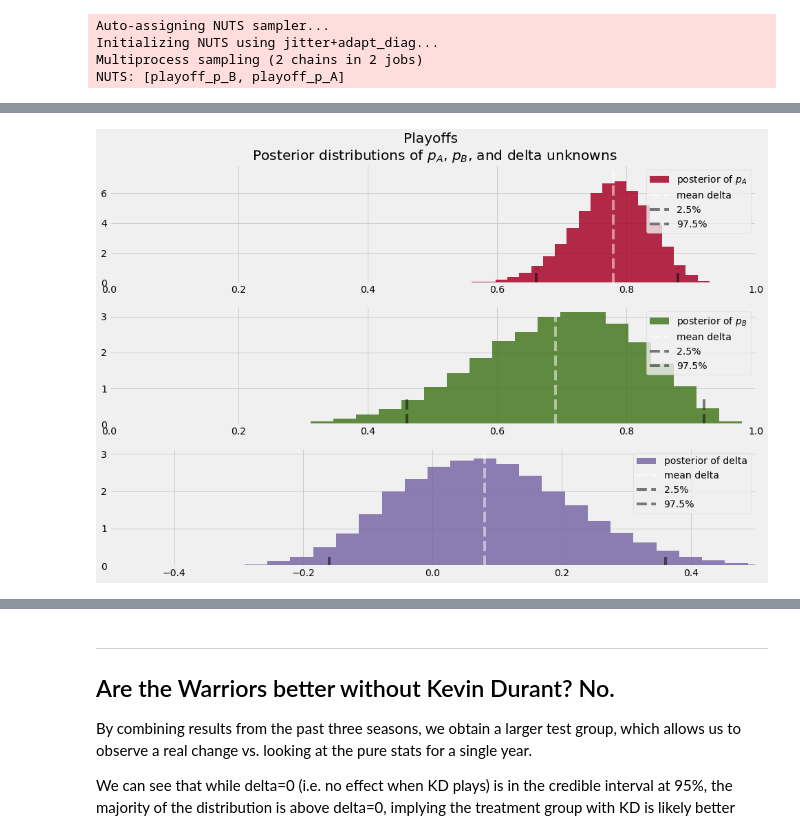
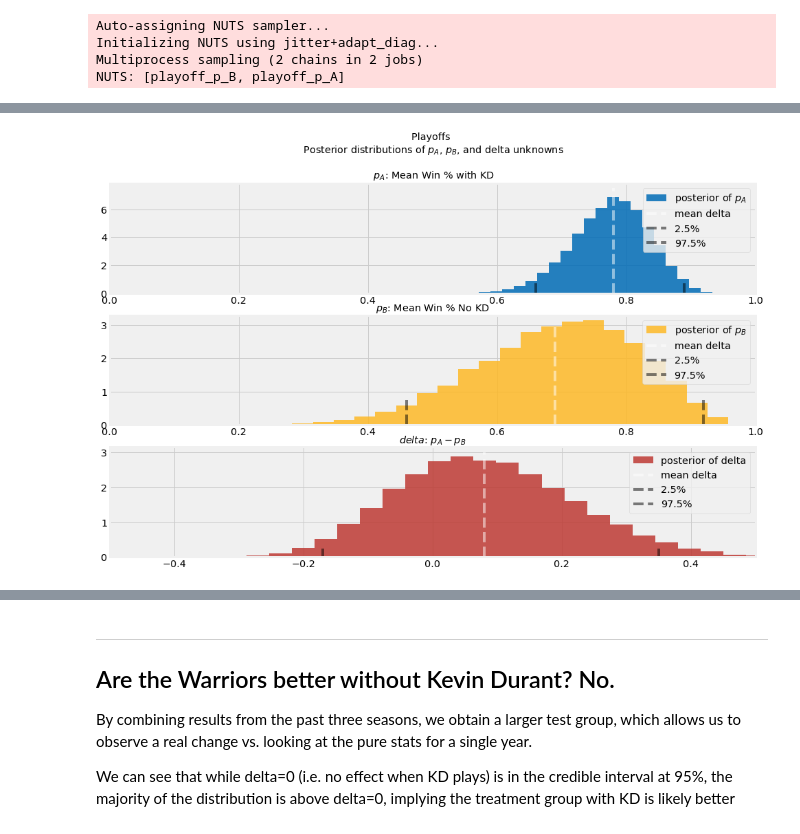
Before and after one commit to garrrychan/ab__kd, a Jupyter notebook: ab.ipynb, the cells around one changed output, grey strips where cells are left out. Cells and saved outputs as stored; diff of their text form; code cells hidden in the pictures.

Commit message:
increase font size of graphs

```diff
--- a/ab.ipynb
+++ b/ab.ipynb
@@ -56,6 +56,15 @@ import matplotlib.pyplot as plt
 %matplotlib inline
 plt.style.use('fivethirtyeight')
 from IPython.core.pylabtools import figsize
+import matplotlib.pylab as pylab
+params = {'legend.fontsize': 'x-large',
+          'figure.figsize': (15, 10),
+         'axes.labelsize': 'x-large',
+         'axes.titlesize':'x-large',
+         'xtick.labelsize':'x-large',
+         'ytick.labelsize':'x-large'}
+pylab.rcParams.update(params)
+
 import warnings
 warnings.simplefilter(action='ignore', category=FutureWarning)
 # %% [markdown]
@@ -364,7 +375,7 @@ ax = plt.subplot(311)
 
 plt.xlim(0, 1)
 plt.hist(playoff_p_A_samples, histtype='stepfilled', bins=25, alpha=0.85,
-         label="posterior of $p_A$", color="#A60628", density=True)
+         label="posterior of $p_A$", color="#006BB6", density=True)
 plt.vlines(df2.iloc[0]["mean"], 0, 7.5, color="white", alpha=0.5,linestyle="--",
            label=f'mean delta')
 plt.vlines(df2.iloc[0]["hpd_2.5"], 0, 1, color="black", alpha=0.5,linestyle="--",
@@ -372,38 +383,40 @@ plt.vlines(df2.iloc[0]["hpd_2.5"], 0, 1, color="black", alpha=0.5,linestyle="--"
 plt.vlines(df2.iloc[0]["hpd_97.5"], 0, 1, color="black", alpha=0.5,linestyle="--",
            label='97.5%')
 plt.legend(loc="upper right")
-plt.title("Playoffs \n Posterior distributions of $p_A$, $p_B$, and delta unknowns")
+plt.title("Playoffs \n Posterior distributions of $p_A$, $p_B$, and delta unknowns \n\n $p_A$: Mean Win % with KD")
 
 ax = plt.subplot(312)
 
 plt.xlim(0, 1)
 plt.hist(playoff_p_B_samples, histtype='stepfilled', bins=25, alpha=0.85,
-         label="posterior of $p_B$", color="#467821", density=True)
+         label="posterior of $p_B$", color="#FDB927", density=True)
 plt.vlines(df2.iloc[1]["mean"], 0, 3, color="white", alpha=0.5,linestyle="--",
            label=f'mean delta')
 plt.vlines(df2.iloc[1]["hpd_2.5"], 0, .8, color="black", alpha=0.5,linestyle="--",
            label='2.5%')
 plt.vlines(df2.iloc[1]["hpd_97.5"], 0, .8, color="black", alpha=0.5,linestyle="--",
            label='97.5%')
 plt.legend(loc="upper right")
+plt.title("$p_B$: Mean Win % No KD")
 
 
 ax = plt.subplot(313)
 plt.xlim(-0.5, 0.5)
 plt.hist(playoff_delta_samples, histtype='stepfilled', bins=30, alpha=0.85,
-         label="posterior of delta", color="#7A68A6", density=True)
+         label="posterior of delta", color="#BE3A34", density=True)
 
 plt.vlines(df2.iloc[2]["mean"], 0, 3, color="white", alpha=0.5,linestyle="--",
            label=f'mean delta')
 plt.vlines(df2.iloc[2]["hpd_2.5"], 0, 0.25, color="black", alpha=0.5,linestyle="--",
            label='2.5%')
 plt.vlines(df2.iloc[2]["hpd_97.5"], 0, 0.25, color="black", alpha=0.5,linestyle="--",
            label='97.5%')
 
 plt.legend(loc="upper right");
-# plt.savefig('playoffs.svg');
+plt.title("$delta$: $p_A - p_B$")
+plt.savefig('playoffs.svg');
 # %% [output]
-[figure, old version]
+[figure, new version]
 # %%
 # Count the number of samples less than 0, i.e. the area under the curve
 print("Probability that GSW is worse with Kevin Durant in the playoffs: %.2f" % \
```
Also changed, not shown: parts of 5 cells of this notebook, 3 other files.
